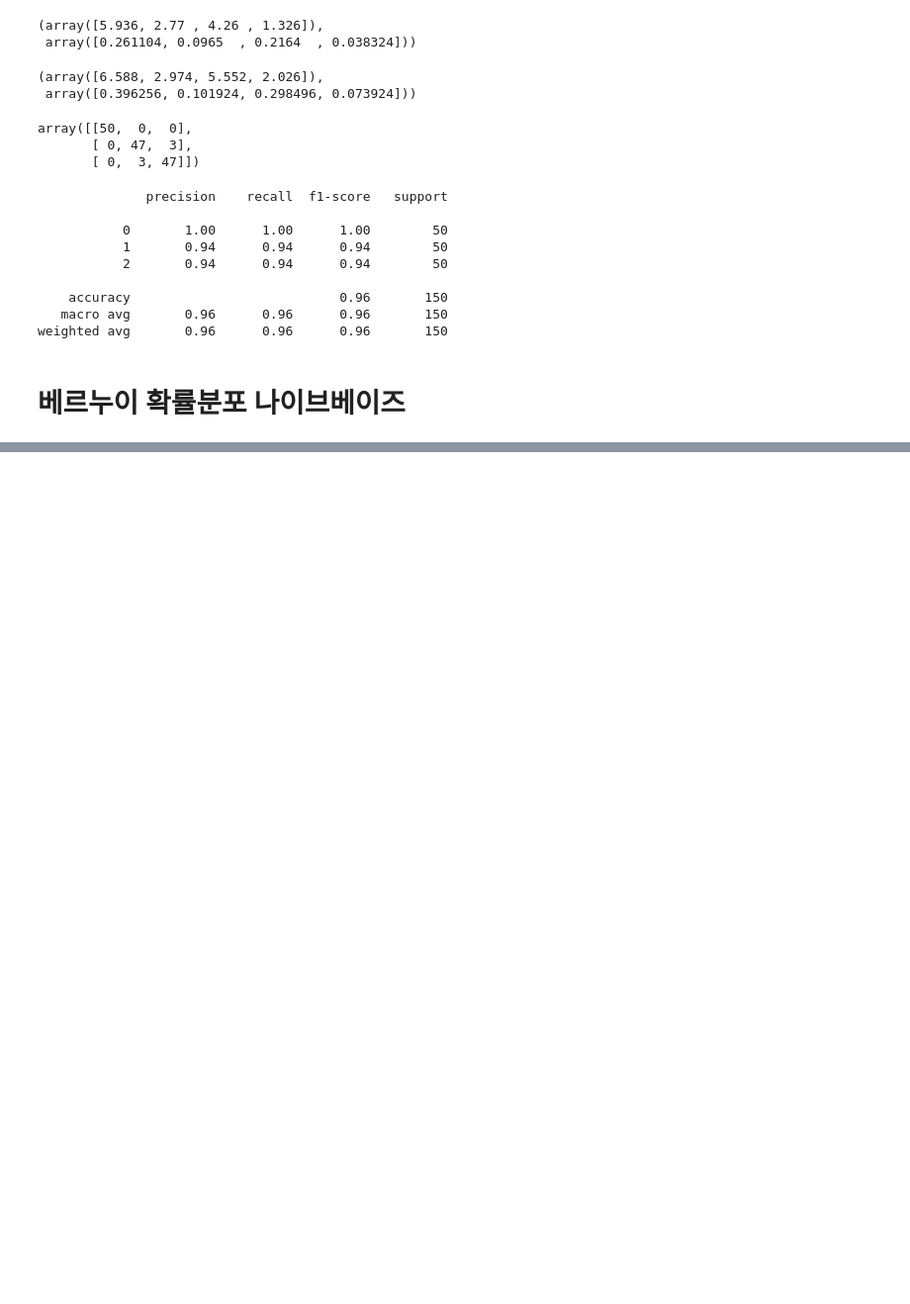
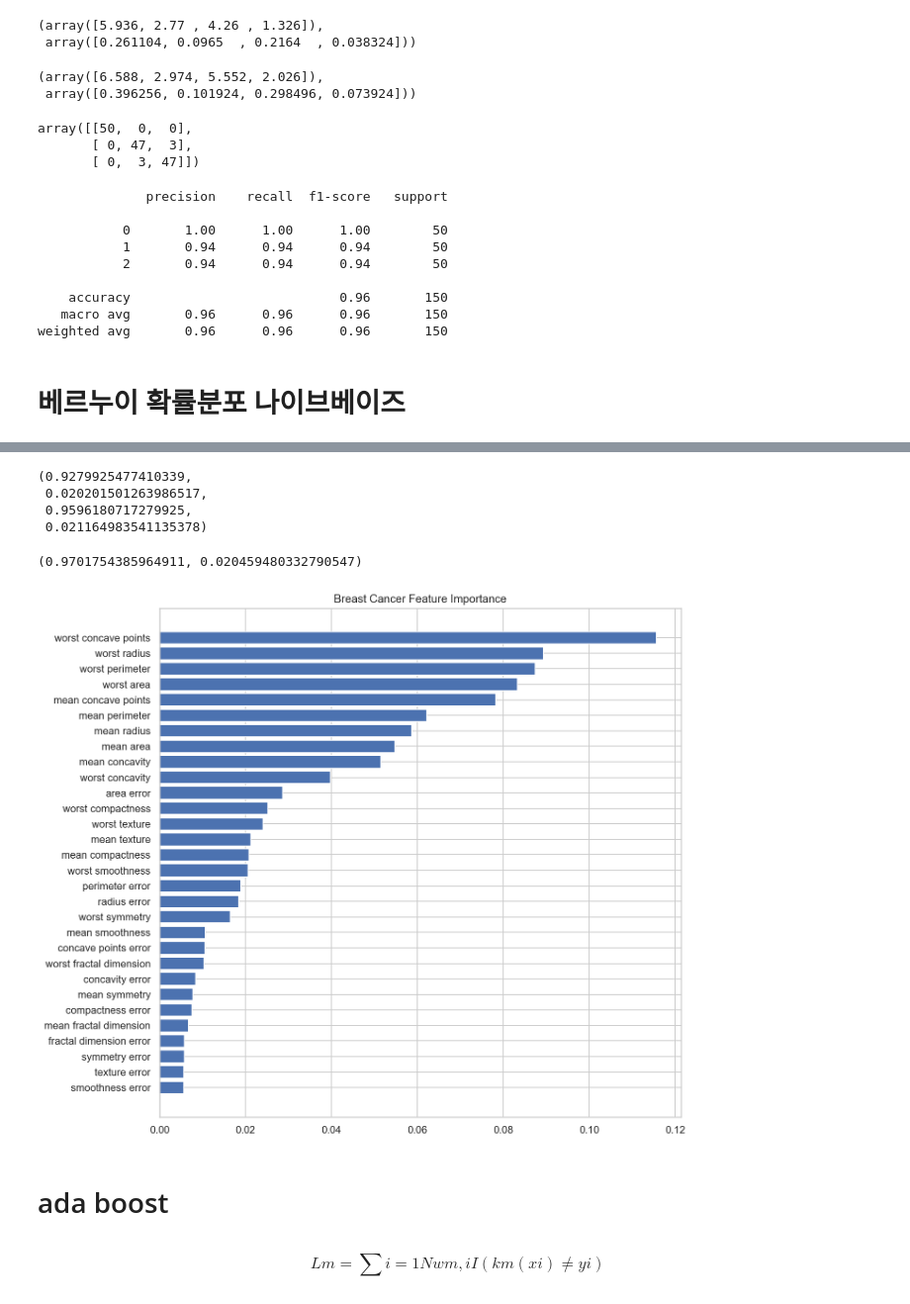
Before and after one commit to KIMS-Github/TIL_, a Jupyter notebook: math/Math_Test_1_2_3/Math_test_part3.ipynb, the cells around one changed output, grey strips where cells are left out. Shown: that part at 99% size. Drawn from its saved outputs; the diff is of its cells as text; code cells hidden in the pictures; blank space fills up the shorter version.

```diff
--- a/math/Math_Test_1_2_3/Math_test_part3.ipynb
+++ b/math/Math_Test_1_2_3/Math_test_part3.ipynb
@@ -725,0 +762,13 @@ model_bern = BernoulliNB().fit(X, y)
+# %%
+from sklearn.model_selection import cross_val_score, KFold
+from sklearn.datasets import load_breast_cancer
+from sklearn.model_selection import cross_val_score
+from sklearn.tree import DecisionTreeClassifier
+
+bc = load_breast_cancer()
+X = bc.data
+y = bc.target
+model = DecisionTreeClassifier(max_depth=10)
+
+cv = KFold(5, shuffle = True, random_state=0)
+cross_val_score(model, X, y, scoring="accuracy", cv=cv).mean()
@@ -725,0 +786,33 @@ model_bern = BernoulliNB().fit(X, y)
+# %%
+from sklearn.ensemble import BaggingClassifier
+
+model1 = DecisionTreeClassifier(max_depth=10)
+model2 = BaggingClassifier(DecisionTreeClassifier(max_depth=10), n_estimators=100)
+
+accuracy1 = cross_val_score(model1, X, y, scoring="accuracy", cv=cv)
+accuracy2 = cross_val_score(model2, X, y, scoring="accuracy", cv=cv)
+accuracy1.mean(), accuracy1.std(), accuracy2.mean(), accuracy2.std()
+# %% [output]
+(0.9279925477410339,
+ 0.020201501263986517,
+ 0.9596180717279925,
+ 0.021164983541135378)
+# %%
+from sklearn.ensemble import ExtraTreesClassifier
+
+forest = ExtraTreesClassifier(n_estimators=500, random_state=0).fit(X, y)
+accuracy = cross_val_score(forest, X, y, scoring="accuracy", cv=cv)
+accuracy.mean(), accuracy.std()
+# %% [output]
+(0.9701754385964911, 0.020459480332790547)
+# %%
+idx = np.argsort(forest.feature_importances_)
+names = bc.feature_names[idx]
+values = forest.feature_importances_[idx]
+
+plt.figure(figsize=(10, 10))
+plt.barh(names, values)
+plt.title("Breast Cancer Feature Importance")
+plt.show()
+# %% [output]
+[figure, added]
@@ -725,0 +825,6 @@ model_bern = BernoulliNB().fit(X, y)
+# %% [markdown]
+# ada boost
+# %% [markdown]
+$$
+𝐿𝑚=∑𝑖=1𝑁𝑤𝑚,𝑖𝐼(𝑘𝑚(𝑥𝑖)≠𝑦𝑖)
+$$
```
Also changed, not shown: parts of 11 cells of this notebook.
